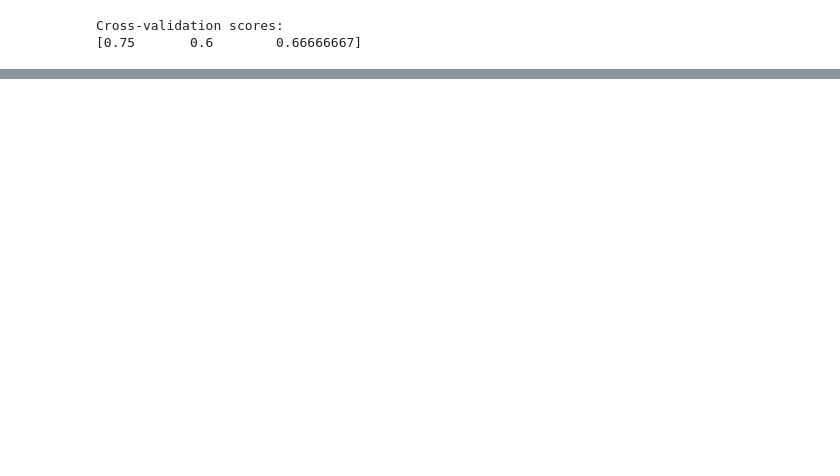
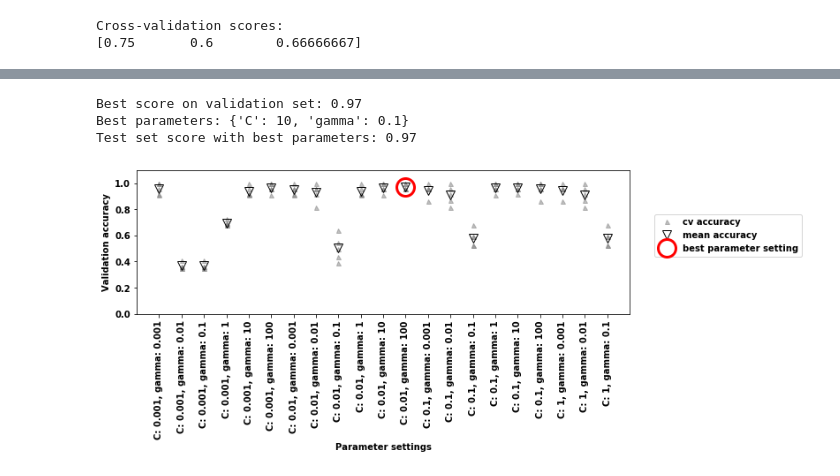
Before and after one commit to yochimonji/machine_learning_with_python, a Jupyter notebook: 05.ipynb, the cells around one changed output, grey strips where cells are left out. Cells and saved outputs as stored; diff of their text form; code cells hidden in the pictures; blank space fills up the shorter version.

```diff
--- a/05.ipynb
+++ b/05.ipynb
@@ -111,0 +165,25 @@ Cross-validation scores:
+# %%
+best_score = 0
+for gamma in [0.001, 0.01, 0.1, 1, 10, 100]:
+    for C in [0.001, 0.01, 0.1, 1, 10, 100]:
+        svm = SVC(gamma=gamma, C=C)
+        scores = cross_val_score(svm, X_trainval, y_trainval, cv=5)
+        score = np.mean(scores)
+        if score > best_score:
+            best_score = score
+            best_parameters = {"C": C, "gamma": gamma}
+
+svm = SVC(**best_parameters)
+svm.fit(X_trainval, y_trainval)
+test_score = svm.score(X_test, y_test)
+print("Best score on validation set: {:.2f}".format(best_score))
+print("Best parameters:", best_parameters)
+print("Test set score with best parameters: {:.2f}".format(test_score))
+# %% [output]
+Best score on validation set: 0.97
+Best parameters: {'C': 10, 'gamma': 0.1}
+Test set score with best parameters: 0.97
+# %%
+mglearn.plots.plot_cross_val_selection()
+# %% [output]
+[figure, added]
```
Also changed, not shown: parts of 46 cells of this notebook.
